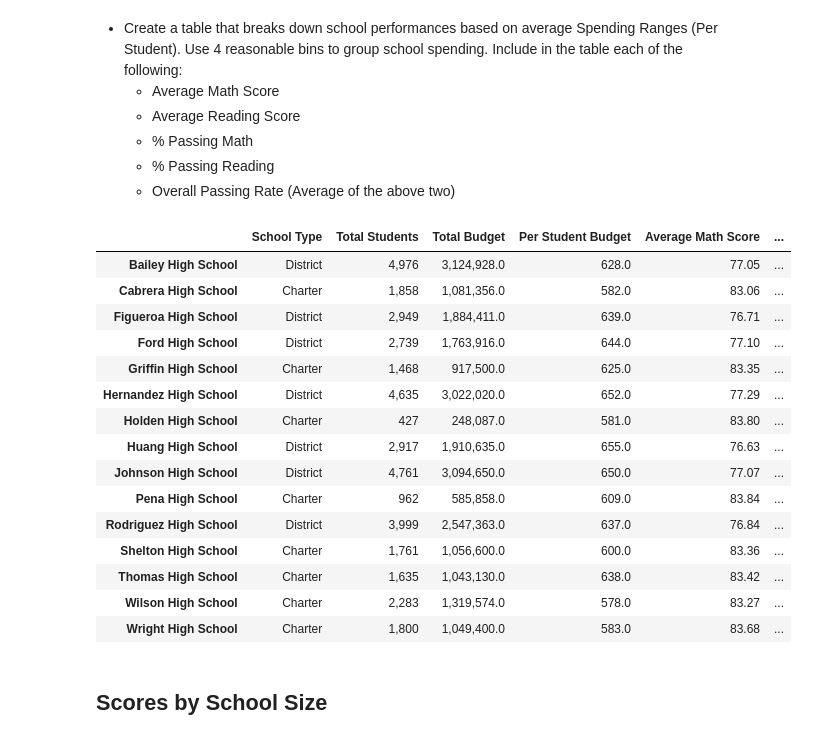
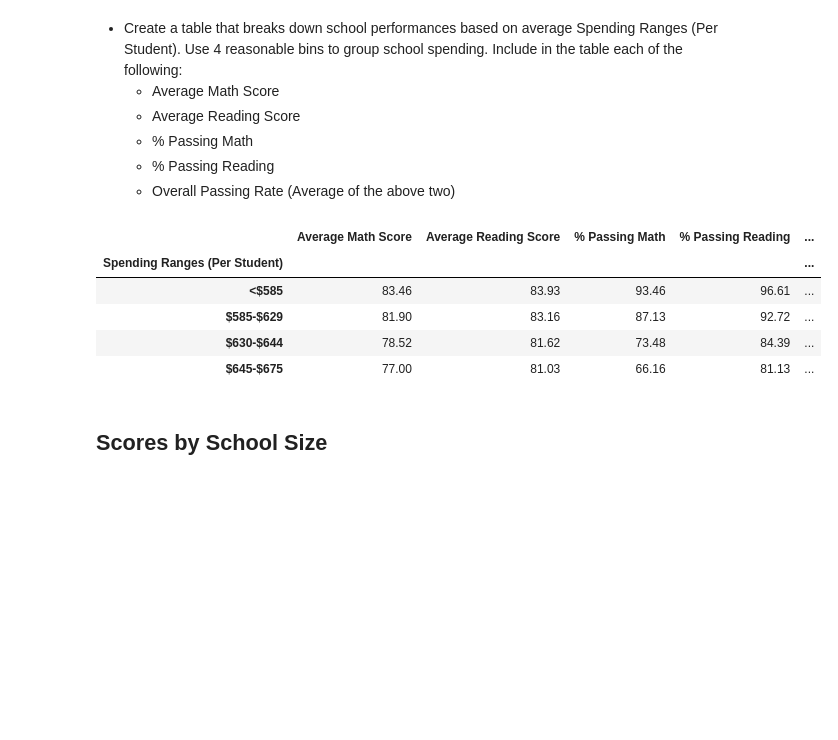
Before and after one commit to allychau/pandas-challenge, a Jupyter notebook: PyCitySchools/PyCitySchools_starter.ipynb, the cells around one changed output. Drawn from its saved outputs; the diff is of its cells as text; code cells hidden in the pictures; blank space fills up the shorter version.

```diff
--- a/PyCitySchools/PyCitySchools_starter.ipynb
+++ b/PyCitySchools/PyCitySchools_starter.ipynb
@@ -120,6 +116,7 @@ school_pass_reading =  pass_reading.groupby(['school_name'])
 school_per_pass_reading = school_pass_reading['Student ID'].count()/school_tot_students * 100
 school_pass_overall = pass_overall.groupby(['school_name'])
 school_per_pass_overall = school_pass_overall['Student ID'].count()/school_tot_students * 100
+
 school_summary = pd.DataFrame(
     {'School Type':school_type,
      'Total Students':school_tot_students,
@@ -132,13 +129,16 @@ school_summary = pd.DataFrame(
      '% Passing Overall':school_per_pass_overall
     })
 
-school_summary['Total Students'] = school_summary['Total Students'].map('{:,}'.format)
-school_summary['Total Budget'] = school_summary['Total Budget'].map('{:,}'.format)
-school_summary['Average Math Score'] = school_summary['Average Math Score'].map('{:.2f}'.format)
-school_summary['Average Reading Score'] = school_summary['Average Reading Score'].map('{:.2f}'.format)
-school_summary['% Passing Math'] = school_summary['% Passing Math'].map('{:.2f}'.format)
-school_summary['% Passing Reading'] = school_summary['% Passing Reading'].map('{:.2f}'.format)
-school_summary['% Passing Overall'] = school_summary['% Passing Overall'].map('{:.2f}'.format)
-school_summary.head()
+school_summary_format = school_summary.copy()
+school_summary_format ['Total Students'] = school_summary_format ['Total Students'].map('{:,}'.format)
+school_summary_format ['Total Budget'] = school_summary_format ['Total Budget'].map('${:,}'.format)
+school_summary_format ['Per Student Budget'] = school_summary_format ['Per Student Budget'].map('${:.2f}'.format)
+school_summary_format ['Average Math Score'] = school_summary_format ['Average Math Score'].map('{:.2f}'.format)
+school_summary_format ['Average Reading Score'] = school_summary_format ['Average Reading Score'].map('{:.2f}'.format)
+school_summary_format ['% Passing Math'] = school_summary_format ['% Passing Math'].map('{:.2f}'.format)
+school_summary_format ['% Passing Reading'] = school_summary_format ['% Passing Reading'].map('{:.2f}'.format)
+school_summary_format ['% Passing Overall'] = school_summary_format ['% Passing Overall'].map('{:.2f}'.format)
+
+school_summary_format
 # %% [output]
 |  | School Type | Total Students | Total Budget | Per Student Budget | Average Math Score | ... |
@@ -261,52 +306,37 @@ Index(['School Type', 'Total Students', 'Total Budget', 'Per Student Budget',
 # %%
 #Caetgorize school spending based on the bins
 #print(per_student_budget)
 
-bins = [0,585,629,644,675]
+spending_bins = [0,585,629,644,675]
 group_labels = ['<$585','$585-$629','$630-$644','$645-$675']
-school_summary['Spending Ranges (Per Student)'] = pd.cut(per_student_budget, bins, labels=group_labels)
-#school_summary.head()
-spending_math_score = school_summary.groupby(['Spending Ranges (Per Student)'])
-spending_math_score.head()
-#.mean()['Average Math Score']
+school_summary['Spending Ranges (Per Student)'] = pd.cut(per_student_budget, spending_bins, labels=group_labels)
 
-#spending_reading_score = school_summary.groupby(['Spending Ranges (Per Student)']).mean()['Average Reading Score']
-#spending_per_pass_math = school_summary.groupby(['Spending Ranges (Per Student)']).mean()['% Passing Math']
-#spending_per_reading_math = school_summary.groupby(['Spending Ranges (Per Student)']).mean()['% Passing Reading']
-#spending_per_pass_overall = school_summary.groupby(['Spending Ranges (Per Student)']).mean()['% Passing Overall']
+spending_math_score = school_summary.groupby(['Spending Ranges (Per Student)']).mean()['Average Math Score']
+spending_reading_score = school_summary.groupby(['Spending Ranges (Per Student)']).mean()['Average Reading Score']
+spending_per_pass_math = school_summary.groupby(['Spending Ranges (Per Student)']).mean()['% Passing Math']
+spending_per_reading_math = school_summary.groupby(['Spending Ranges (Per Student)']).mean()['% Passing Reading']
+spending_per_pass_overall = school_summary.groupby(['Spending Ranges (Per Student)']).mean()['% Passing Overall']
 
+school_spending_summary = pd.DataFrame({'Average Math Score':spending_math_score,
+                                       'Average Reading Score':spending_reading_score,
+                                       '% Passing Math':spending_per_pass_math,
+                                       '% Passing Reading':spending_per_reading_math,
+                                       '% Passing Overall':spending_per_pass_overall})
 
+school_spending_summary['Average Math Score'] = school_spending_summary['Average Math Score'].map('{:.2f}'.format)
+school_spending_summary['Average Reading Score'] = school_spending_summary['Average Reading Score'].map('{:.2f}'.format)
+school_spending_summary['% Passing Math'] = school_spending_summary['% Passing Math'].map('{:.2f}'.format)
+school_spending_summary['% Passing Reading'] = school_spending_summary['% Passing Reading'].map('{:.2f}'.format)
+school_spending_summary['% Passing Overall'] = school_spending_summary['% Passing Overall'].map('{:.2f}'.format)
 
-#school_spending_group = school_summary.groupby('Spending Ranges (Per Student)')
-#school_spending_summary = school_spending_group[['Average Math Score', 'Average Reading Score', '% Passing Math',
- #      '% Passing Reading', '% Passing Overall','Spending Ranges (Per Student)']]
-#school_spending_summary.head()
-#school_summary.head()
-
-#school_spending_summary = pd.DataFrame({'Average Math Score':spending_math_score,
- #                                       'Average Reading Score':spending_reading_score,
- #                                       '% Passing Math':spending_per_pass_math,
- #                                       '% Passing Reading':'% Passing Reading',
- #                                       '% Passing Overall':spending_per_pass_overall})
-
-#school_spending_summary
+school_spending_summary
 # %% [output]
-|  | School Type | Total Students | Total Budget | Per Student Budget | Average Math Score | ... |
-| Bailey High School | District | 4,976 | 3,124,928.0 | 628.0 | 77.05 | ... |
-| Cabrera High School | Charter | 1,858 | 1,081,356.0 | 582.0 | 83.06 | ... |
-| Figueroa High School | District | 2,949 | 1,884,411.0 | 639.0 | 76.71 | ... |
-| Ford High School | District | 2,739 | 1,763,916.0 | 644.0 | 77.10 | ... |
-| Griffin High School | Charter | 1,468 | 917,500.0 | 625.0 | 83.35 | ... |
-| Hernandez High School | District | 4,635 | 3,022,020.0 | 652.0 | 77.29 | ... |
-| Holden High School | Charter | 427 | 248,087.0 | 581.0 | 83.80 | ... |
-| Huang High School | District | 2,917 | 1,910,635.0 | 655.0 | 76.63 | ... |
-| Johnson High School | District | 4,761 | 3,094,650.0 | 650.0 | 77.07 | ... |
-| Pena High School | Charter | 962 | 585,858.0 | 609.0 | 83.84 | ... |
-| Rodriguez High School | District | 3,999 | 2,547,363.0 | 637.0 | 76.84 | ... |
-| Shelton High School | Charter | 1,761 | 1,056,600.0 | 600.0 | 83.36 | ... |
-| Thomas High School | Charter | 1,635 | 1,043,130.0 | 638.0 | 83.42 | ... |
-| Wilson High School | Charter | 2,283 | 1,319,574.0 | 578.0 | 83.27 | ... |
-| Wright High School | Charter | 1,800 | 1,049,400.0 | 583.0 | 83.68 | ... |
+|  | Average Math Score | Average Reading Score | % Passing Math | % Passing Reading | ... |
+| Spending Ranges (Per Student) |  |  |  |  | ... |
+| <$585 | 83.46 | 83.93 | 93.46 | 96.61 | ... |
+| $585-$629 | 81.90 | 83.16 | 87.13 | 92.72 | ... |
+| $630-$644 | 78.52 | 81.62 | 73.48 | 84.39 | ... |
+| $645-$675 | 77.00 | 81.03 | 66.16 | 81.13 | ... |
 # %% [markdown]
 ## Scores by School Size
 # %% [markdown]
```
Also changed, not shown: parts of 13 cells of this notebook.
